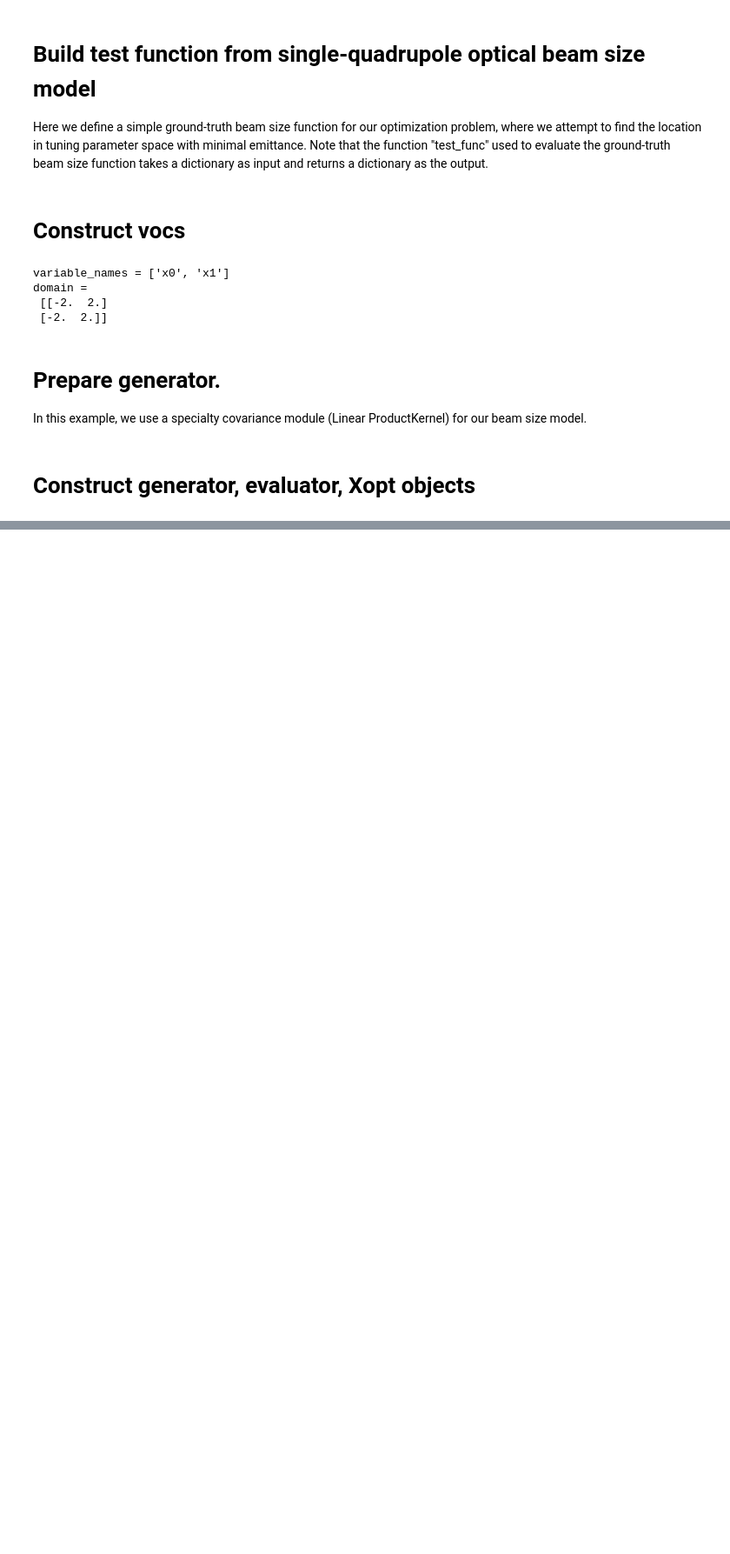
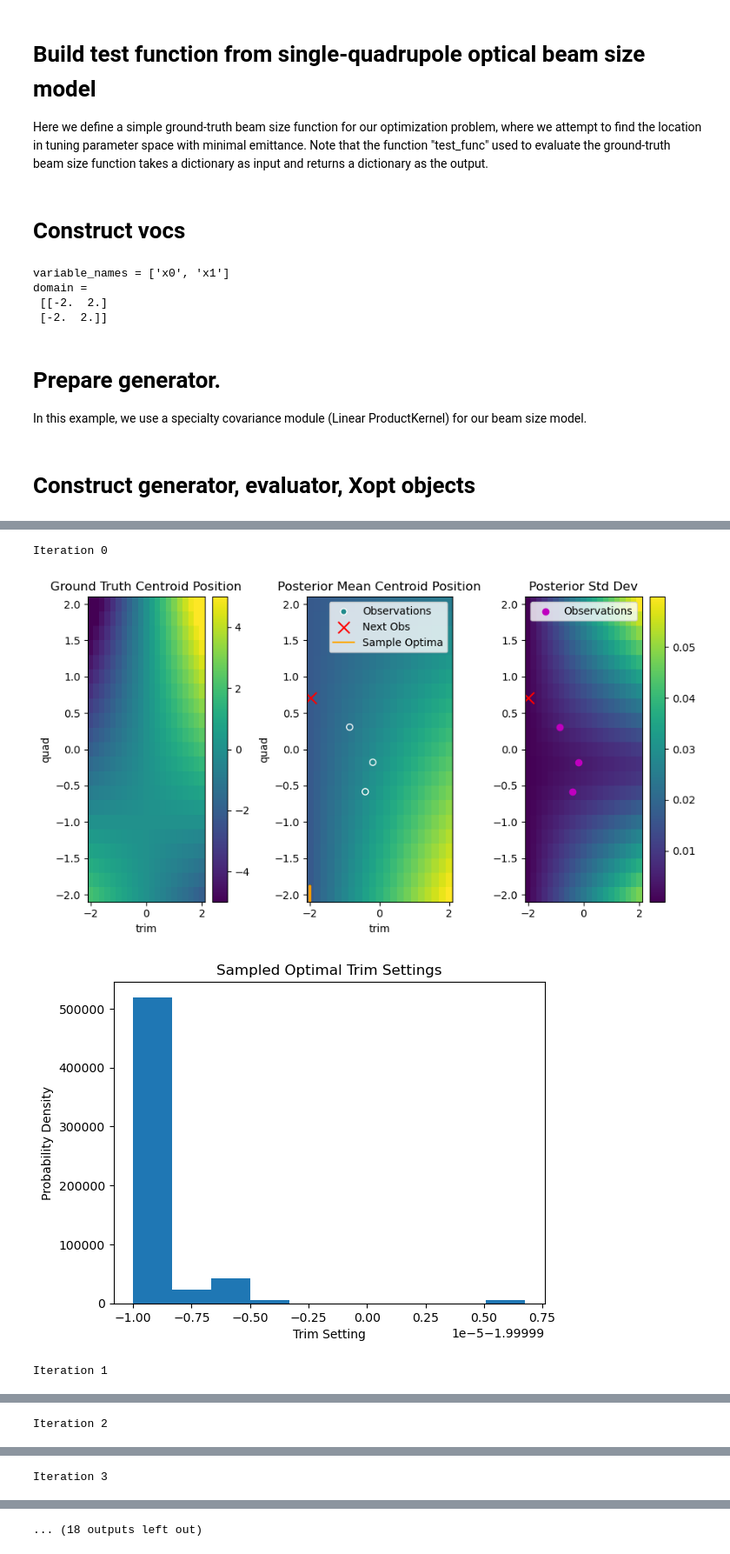
Before and after one commit to jp-ga/awa-badger, a Jupyter notebook: bax/bax-beam-alignment-toy-model.ipynb, the cells around one changed output, grey strips where cells are left out. Shown at 87% size. Saved outputs shown, nothing was run; the diff lists cells and outputs as text; code cells hidden in the pictures; blank space fills up the shorter version.

```diff
--- a/bax/bax-beam-alignment-toy-model.ipynb
+++ b/bax/bax-beam-alignment-toy-model.ipynb
@@ -552,6 +562,9 @@ for i in range(10):
     ymesh_model = beam_centroid_model.posterior(xmesh_serialized).mean.reshape(21,21).detach()
     ymesh_model_var = beam_centroid_model.posterior(xmesh_serialized).variance.reshape(21,21).detach()
     ymesh_gt = centroid_position_at_screen(xmesh_serialized).reshape(21,21).detach()
+
+    x0 = x0.numpy()
+    x1 = x1.numpy()
 
     fig, axs = plt.subplots(1,3)
     fig.set_size_inches(9,5)
@@ -573,30 +586,35 @@ for i in range(10):
     ax.scatter(optimizer.data['x0'][-1:], optimizer.data['x1'][-1:], c='r',
                marker='x', s=120, label='Next Obs')
 
     X_stars = optimizer.generator.algorithm_results['X_stars']
 
     ax.axvline(X_stars.flatten()[0], c='orange', ymax=0.05, label='Sample Optima')
     for x_star in X_stars.flatten()[1:]:
         ax.axvline(x_star, c='orange', ymax=0.05)
 
     ax.legend()
 
     ax = axs[2]
     c = ax.pcolormesh(x0, x1, ymesh_model_var.sqrt())
     fig.colorbar(c)
 
     # for x_star in X_stars:
     #     ax.axvline(float(x_star), ymax=0.1, c='r')
 
     ax.scatter(optimizer.data['x0'][:-1], optimizer.data['x1'][:-1], c='m', label='Observations')
     ax.scatter(optimizer.data['x0'][-1:], optimizer.data['x1'][-1:], c='r', marker='x', s=120)
     ax.set_title('Posterior Std Dev')
     ax.legend()
     plt.tight_layout()
     plt.show()
 
     plt.hist(X_stars.flatten(), density=True)
     plt.title('Sampled Optimal Trim Settings')
     plt.xlabel('Trim Setting')
     plt.ylabel('Probability Density')
     plt.show()
+# %% [output]
+Iteration 0
+[figure, added]
+[figure, added]
+Iteration 1
@@ -602,0 +623 @@ for i in range(10):
+Iteration 2
@@ -602,0 +626 @@ for i in range(10):
+Iteration 3
@@ -603,2 +629,3 @@ for i in range(10):
+... (18 outputs left out)
 # %%
 optimizer.data
```
Also changed, not shown: parts of 7 cells of this notebook, 8 other files.
